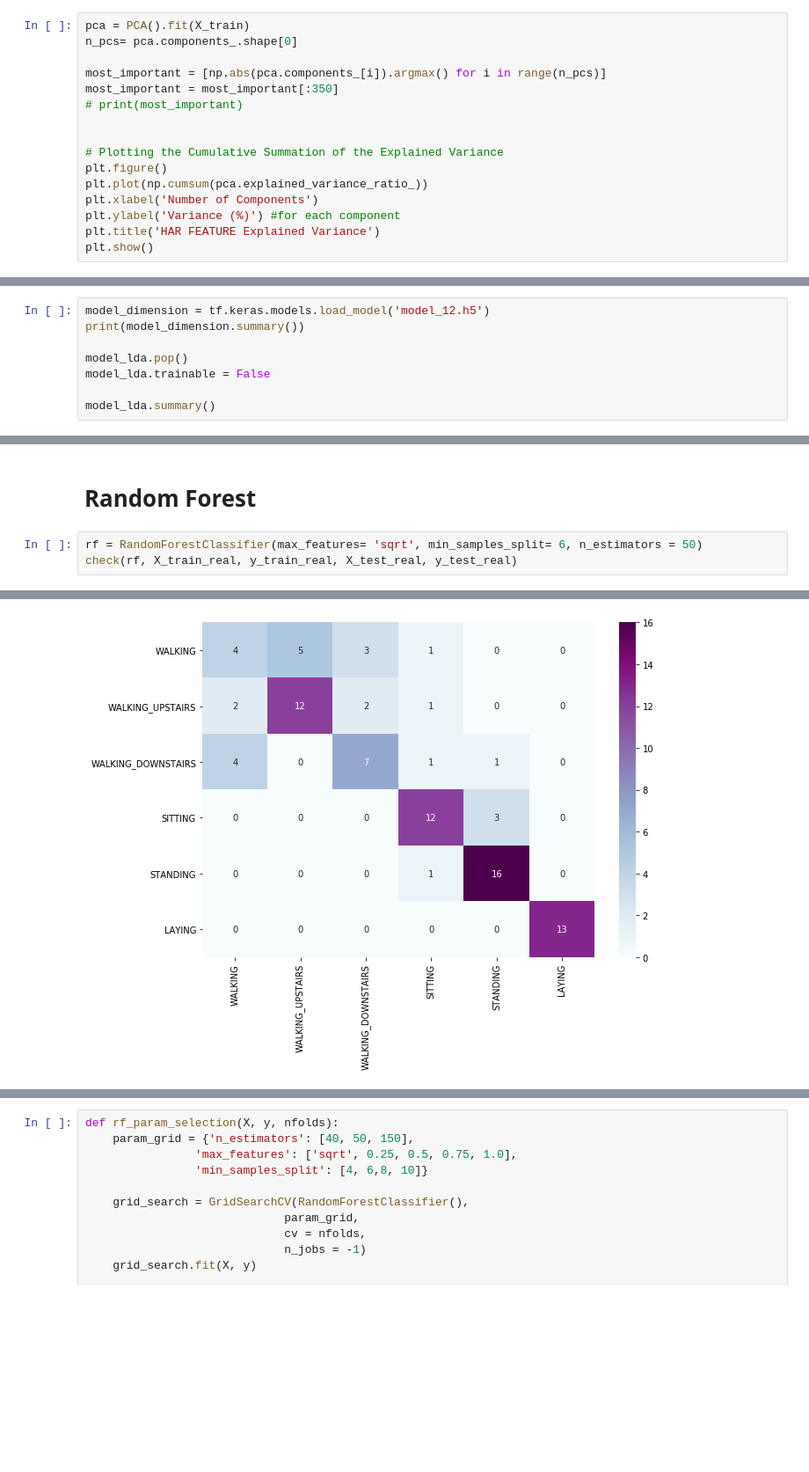
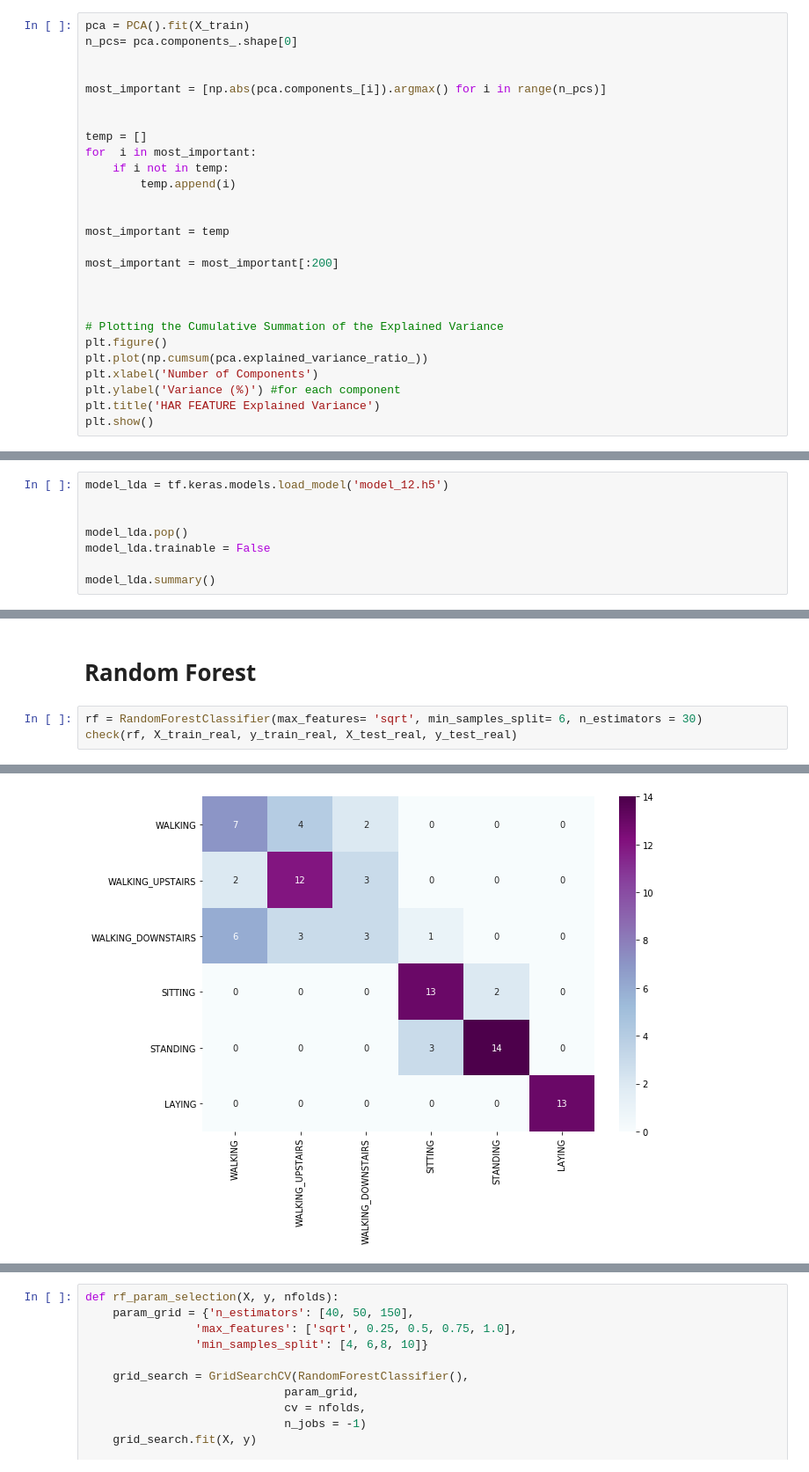
Before and after one commit to almakhann/diplom, a Jupyter notebook: Transfer_Learning.ipynb, the cells around one changed output, grey strips where cells are left out. Shown at 88% size. Saved outputs shown, nothing was run; the diff lists cells and outputs as text; blank space fills up the shorter version.

```diff
--- a/Transfer_Learning.ipynb
+++ b/Transfer_Learning.ipynb
@@ -161,9 +145,20 @@ def results(clf, trainX, trainY ,X, y_true):
 pca = PCA().fit(X_train)
 n_pcs= pca.components_.shape[0]
 
+
 most_important = [np.abs(pca.components_[i]).argmax() for i in range(n_pcs)]
-most_important = most_important[:350]
-# print(most_important)
+
+
+temp = []
+for  i in most_important:
+    if i not in temp:
+        temp.append(i)
+
+
+most_important = temp
+
+most_important = most_important[:200]
+
 
 
 # Plotting the Cumulative Summation of the Explained Variance
@@ -712,6 +637,6 @@ WARNING:tensorflow:Falling back from v2 loop because of error: Failed to find da
 # %%
-model_dimension = tf.keras.models.load_model('model_12.h5')
-print(model_dimension.summary())
+model_lda = tf.keras.models.load_model('model_12.h5')
+
 
 model_lda.pop()
 model_lda.trainable = False
@@ -845,6 +768,6 @@ def knn_param_selection(X, y, nfolds):
 # %% [markdown]
 # Random Forest
 # %%
-rf = RandomForestClassifier(max_features= 'sqrt', min_samples_split= 6, n_estimators = 50)
+rf = RandomForestClassifier(max_features= 'sqrt', min_samples_split= 6, n_estimators = 30)
 check(rf, X_train_real, y_train_real, X_test_real, y_test_real)
 # %% [output]
@@ -855 +778 @@ Accuracy is:  0.7272727272727273
-[figure, old version]
+[figure, new version]
```
Also changed, not shown: parts of 36 cells of this notebook, 36 other files.
